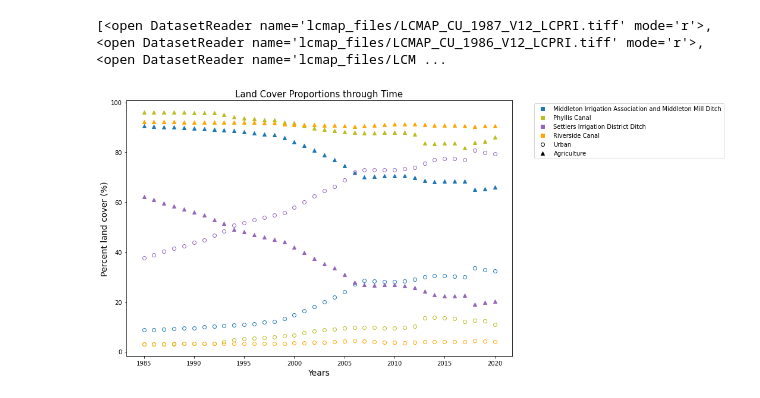
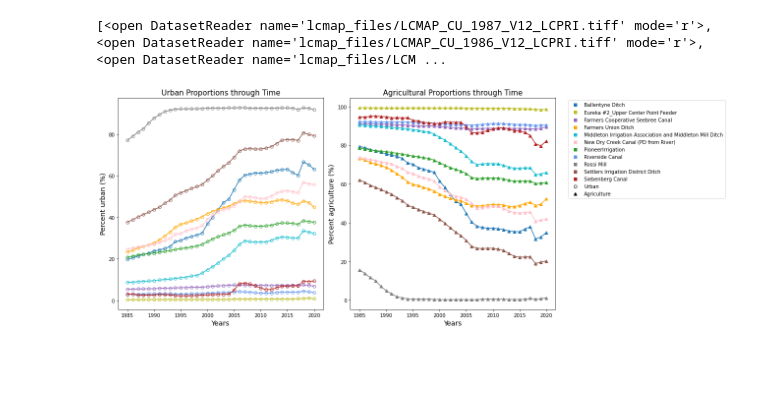
Before and after one commit to bridgetmarie24/pod_pou_lulcc, a Jupyter notebook: subset_LULCC.ipynb, the cells around one changed output. Saved outputs shown, nothing was run; the diff lists cells and outputs as text; code cells hidden in the pictures; blank space fills up the shorter version.

Commit message:
ran new subset

```diff
--- a/subset_LULCC.ipynb
+++ b/subset_LULCC.ipynb
@@ -70,7 +71,7 @@ CDL_subsets/    irrig_lbrb/            masked/
 ## SUBSET GEOSPATIAL DATA ##
 ## ---------------------- ##
 
-shp_file = gpd.read_file('subset_test_shp/subset.shp') #open shapefile
+shp_file = gpd.read_file('subset_test_shp/subset_class/subset_class.shp') #open shapefile
 names = shp_file['DIV_NAME_']
 files = glob.glob('lcmap_files/*.tiff') #get all the years of cdl imagery
 data =[]
@@ -141,8 +142,10 @@ for i in range(len(names)):
 
 # Import csv files into a list of dataframes
 
-files = glob.glob('lcmap_files/proportions/*_prop.csv')
-files_config = glob.glob('lcmap_files/proportions/*_configuration.csv')
+files = sorted(glob.glob('lcmap_files/proportions/*_prop.csv'))
+files_config = sorted(glob.glob('lcmap_files/proportions/*_configuration.csv'))
+names = sorted(shp_file['DIV_NAME_'])
+
 proportions = []
 for i in files:
   data = pd.read_csv(i)
@@ -154,7 +157,7 @@ for i in files_config:
 #Create new dataframes in same format as configuration metrics
 
 new_df = []
-for i in range(len(names)):
+for i in range(len(proportions)):
   df = pd.DataFrame(years, columns=['dates'])
   prop = proportions[i]
   df['class1_urban'] = prop['proportion_of_landscape'][prop['class_val'] == 1]
@@ -171,7 +174,7 @@ for i in range(len(names)):
 
 merged = []
 
-for i in range(len(names)):
+for i in range(len(new_df)):
   df = new_df[i]
   con = config[i]
   con = con.drop(labels='dates', axis=1)
@@ -185,40 +188,45 @@ for i in range(len(names)):
 ## ---------------------------------- ##
 
 # Read in all files and append to a list
-path_name = glob.glob('lcmap_files/final_metrics/*.csv')
+path_name = sorted(glob.glob('lcmap_files/final_metrics/*.csv'))
 metrics = []
 
 for i in path_name:
   df = pd.read_csv(i)
   metrics.append(df)
 
 #Create figure and plot proportions for ag and urban for each place
 
-fig = plt.figure(figsize=(15,7))
-ax = fig.add_subplot(1,1,1)
-ax.set_title('Land Cover Proportions through Time', size=15)
+fig = plt.figure(figsize=(18,7))
+ax = fig.add_subplot(1,2,1)
+ax2 = fig.add_subplot(1,2,2)
+ax.set_title('Urban Proportions through Time', size=15)
+ax2.set_title('Agricultural Proportions through Time', size=15)
 ax.set_xlabel('Years', size=14)
-ax.set_ylabel('Percent land cover (%)', size=14)
+ax2.set_xlabel('Years', size=14)
+ax.set_ylabel('Percent urban (%)', size=14)
+ax2.set_ylabel('Percent agriculture (%)', size=14)
 
-cols = ['tab:blue', 'tab:olive', 'tab:purple', 'orange']
+cols = ['tab:blue', 'tab:olive', 'tab:purple', 'orange', 'tab:cyan', 'pink', 'tab:green',
+        'cornflowerblue', 'tab:grey', 'tab:brown', 'firebrick']
 shape = ['o', '^']
 names = []
 
 for i in range(len(metrics)):
   met_df = metrics[i]
-  ax.plot(met_df['dates'], met_df['class1_urban'], 'o', color=cols[i], fillstyle='none')
-  ax.plot(met_df['dates'], met_df['class2_crops'], '^', color=cols[i])
+  ax.plot(met_df['dates'], met_df['class1_urban'], 'o-', color=cols[i], fillstyle='none')
+  ax2.plot(met_df['dates'], met_df['class2_crops'], '^-', color=cols[i])
   names.append(met_df['Div_name'][0])
 
 names += ['Urban', 'Agriculture']
 fill = ['none', 'full']
 
 f = lambda m,c,fi: plt.plot([],[],marker=m, color=c, ls="none", fillstyle=fi)[0]
 handle = [f('s', cols[i], 'full') for i in range(len(cols))]
 handle += [f(shape[i], "k", fill[i]) for i in range(len(shape))]
 
 plt.legend(handles=handle, labels=names, bbox_to_anchor=(1.05,1.0), loc='upper left')
 plt.tight_layout()
 plt.savefig('lcmap_files/figures/proportions.jpg')
 # %% [output]
-[figure, old version]
+[figure, new version]
```
Also changed, not shown: parts of 1 cell of this notebook.
